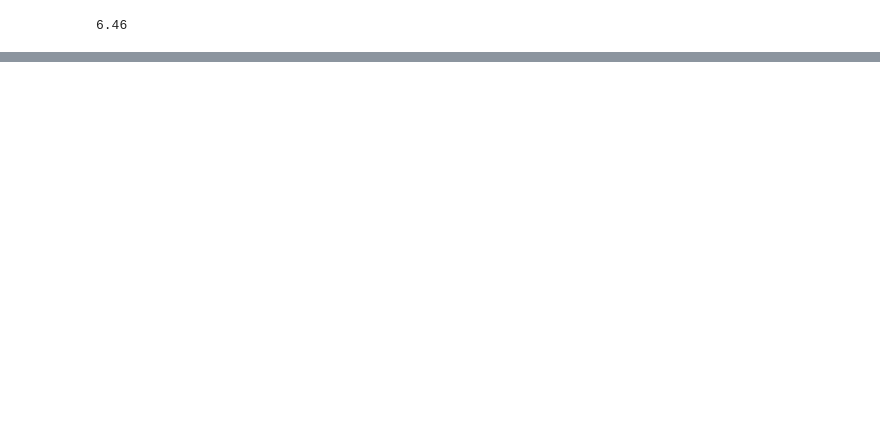
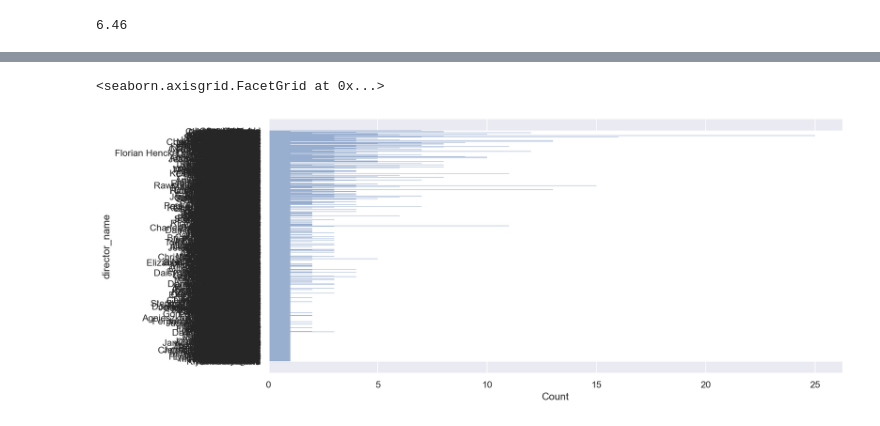
Before and after one commit to pongsapaks/DADS5001, a Jupyter notebook: IMDB.ipynb, the cells around one changed output, grey strips where cells are left out. Drawn from its saved outputs; the diff is of its cells as text; code cells hidden in the pictures; blank space fills up the shorter version.

```diff
--- a/IMDB.ipynb
+++ b/IMDB.ipynb
@@ -558,0 +664,15 @@ df['imdb_score'].mean().round(2)
+# %%
+# Plotting a horizontal-bar histogram
+
+#df_top5 = df['director_name'].value_counts()[df['director_name'].value_counts>=15]
+sns.set(rc={'figure.dpi':150})
+sns.displot( kind='hist',       # default:'hist'
+             data=df,
+             y='director_name',
+             bins=20,           # default:10
+             height=5, aspect=2.5,
+             alpha=0.6,
+          )
+# %% [output]
+<seaborn.axisgrid.FacetGrid at 0x...>
+[figure, added]
```
Also changed, not shown: parts of 13 cells of this notebook.
